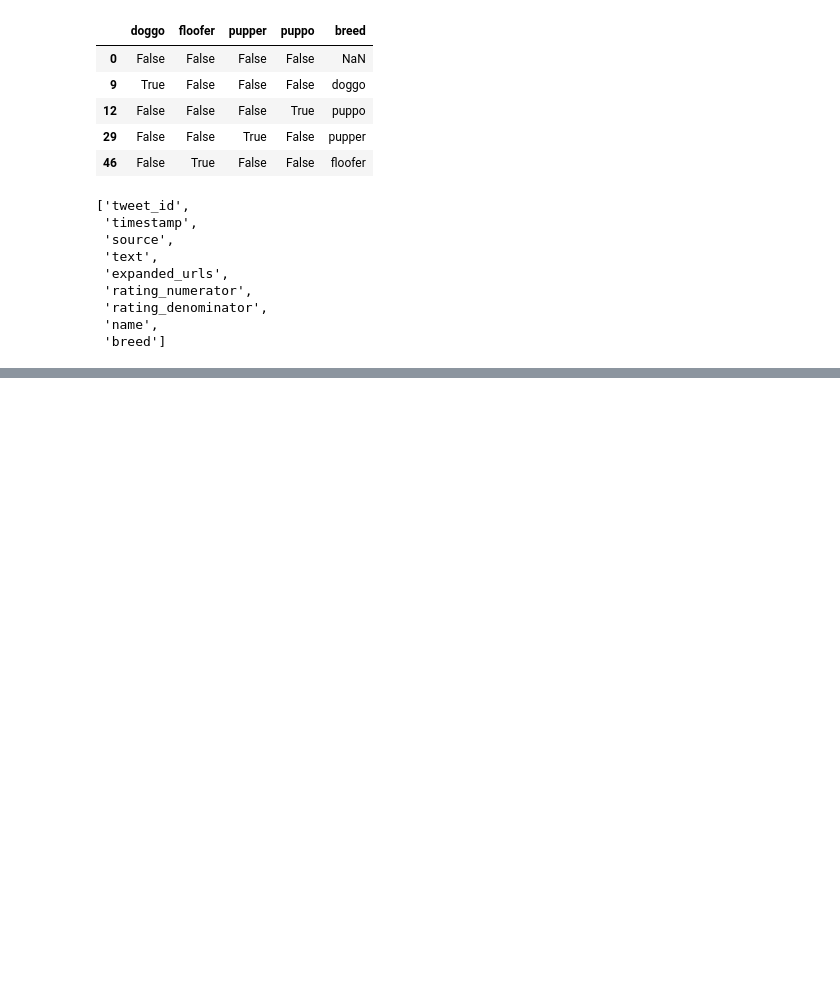
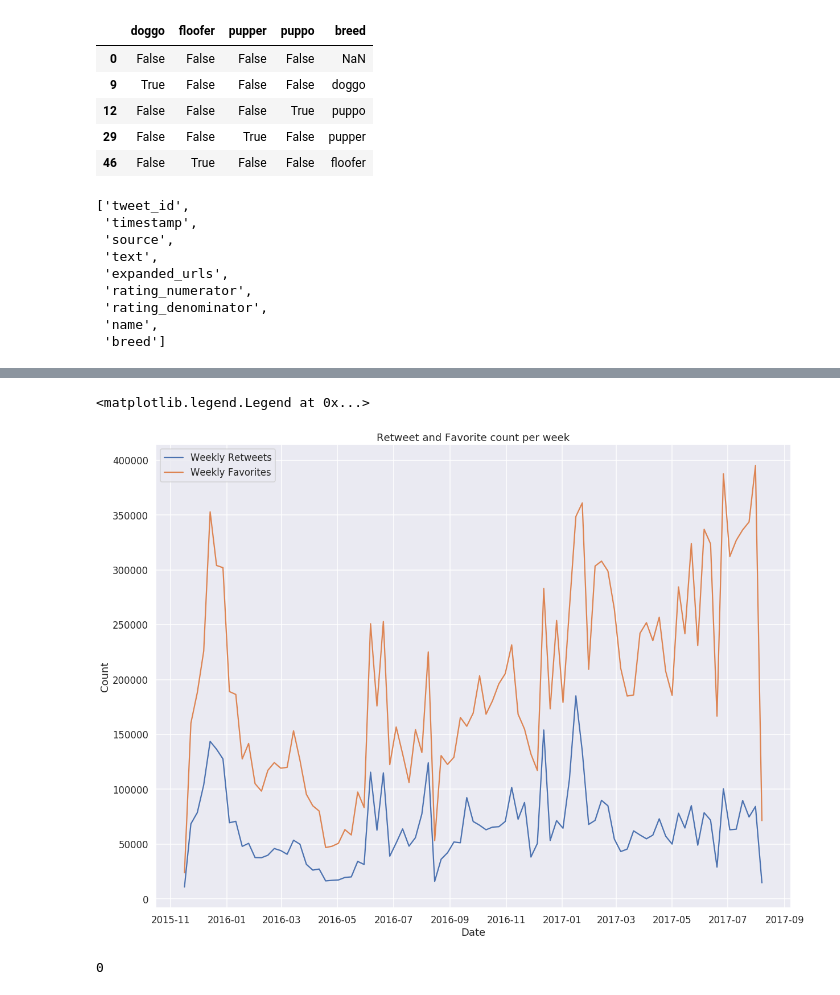
Before and after one commit to pe1te3son/wrangle_data_p3_t2, a Jupyter notebook: wrangle_act.ipynb, the cells around one changed output, grey strips where cells are left out. Drawn from its saved outputs; the diff is of its cells as text; code cells hidden in the pictures; blank space fills up the shorter version.

Commit message:
finished wrangle_act

```diff
--- a/wrangle_act.ipynb
+++ b/wrangle_act.ipynb
@@ -606,0 +658,22 @@ list(tw_arch_clean.columns)
+# %%
+week_df = tweets_all[["timestamp", "favorite_count", "retweet_count"]]
+week_df = week_df.resample('W-Mon', on='timestamp').sum().reset_index().sort_values(by='timestamp')
+# %%
+
+sns.set_context("talk")
+f, ax = plt.subplots(figsize=(20, 15));
+
+plt.plot(week_df.timestamp, week_df.retweet_count, label="Weekly Retweets")
+plt.plot(week_df.timestamp, week_df.favorite_count, label="Weekly Favorites")
+plt.title('Retweet and Favorite count per week');
+plt.xlabel("Date")
+plt.ylabel("Count")
+plt.legend()
+# %% [output]
+<matplotlib.legend.Legend at 0x...>
+[figure, added]
+# %%
+from subprocess import call
+call(['python', '-m', 'nbconvert', 'wrangle_act.ipynb'])
+# %% [output]
+0
```
Also changed, not shown: parts of 13 cells of this notebook, 2 other files.
